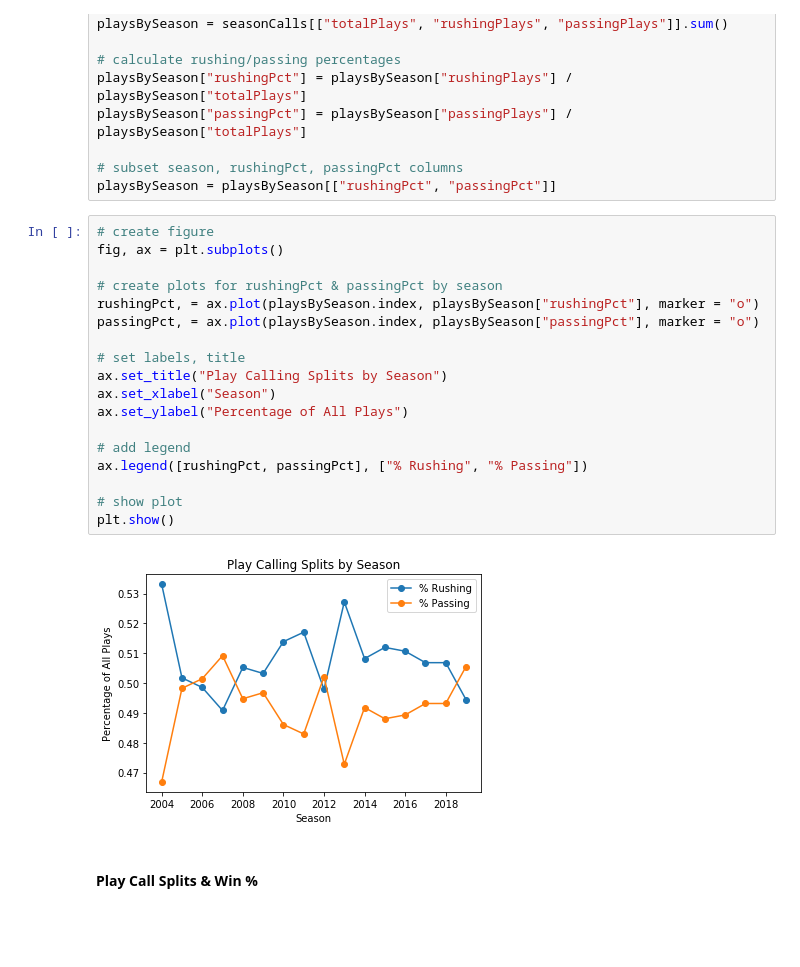
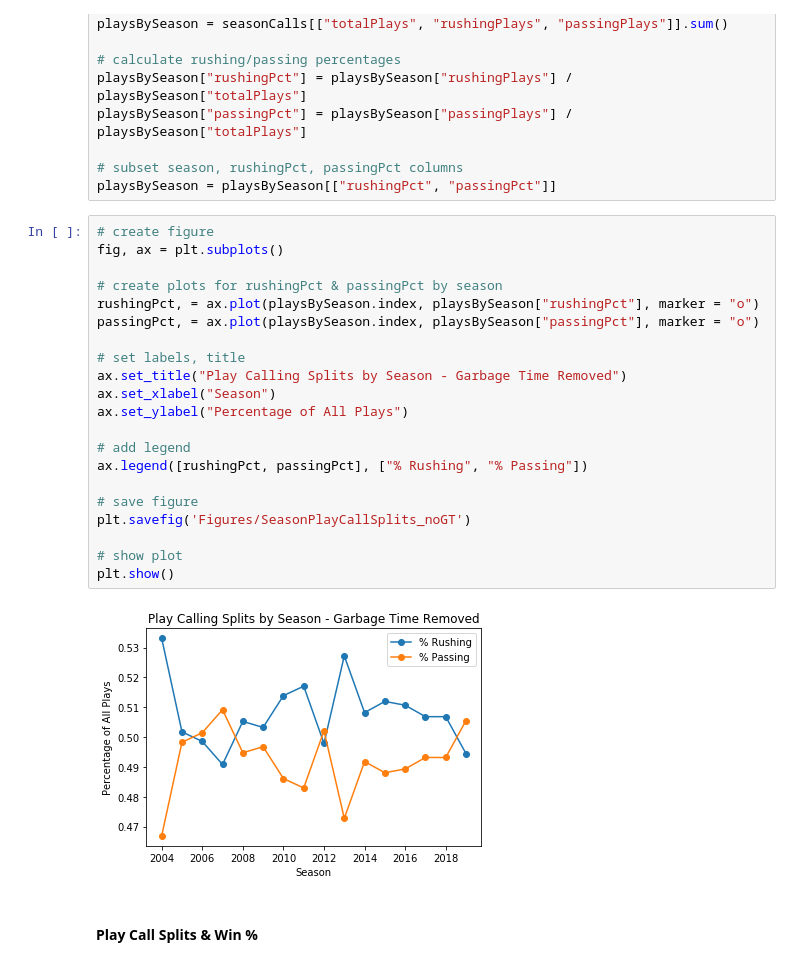
Before and after one commit to bdowd91/Project-1, a Jupyter notebook: playCallAnalysis_noGT.ipynb, the cells around one changed output. Cells and saved outputs as stored; diff of their text form; blank space fills up the shorter version.

Commit message:
Comparisons to S&P+ rating, figure outputs

```diff
--- a/playCallAnalysis_noGT.ipynb
+++ b/playCallAnalysis_noGT.ipynb
@@ -138,23 +138,26 @@ playsBySeason = playsBySeason[["rushingPct", "passingPct"]]
 # %%
 # create figure
 fig, ax = plt.subplots()
 
 # create plots for rushingPct & passingPct by season
 rushingPct, = ax.plot(playsBySeason.index, playsBySeason["rushingPct"], marker = "o")
 passingPct, = ax.plot(playsBySeason.index, playsBySeason["passingPct"], marker = "o")
 
 # set labels, title
-ax.set_title("Play Calling Splits by Season")
+ax.set_title("Play Calling Splits by Season - Garbage Time Removed")
 ax.set_xlabel("Season")
 ax.set_ylabel("Percentage of All Plays")
 
 # add legend
 ax.legend([rushingPct, passingPct], ["% Rushing", "% Passing"])
 
+# save figure
+plt.savefig('Figures/SeasonPlayCallSplits_noGT')
+
 # show plot
 plt.show()
 # %% [output]
-[figure, old version]
+[figure, new version]
 # %% [markdown]
 #### Play Call Splits & Win %
 # %%
```
Also changed, not shown: parts of 3 cells of this notebook, 8 other files.
